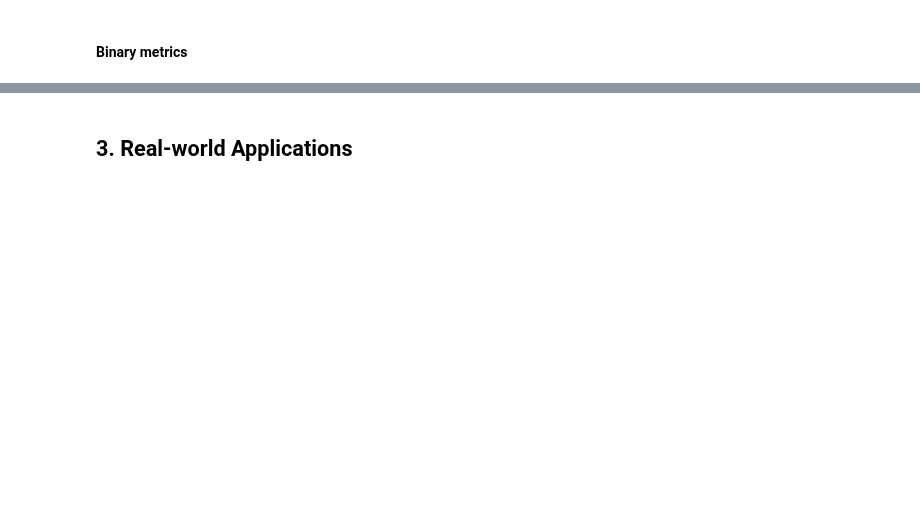
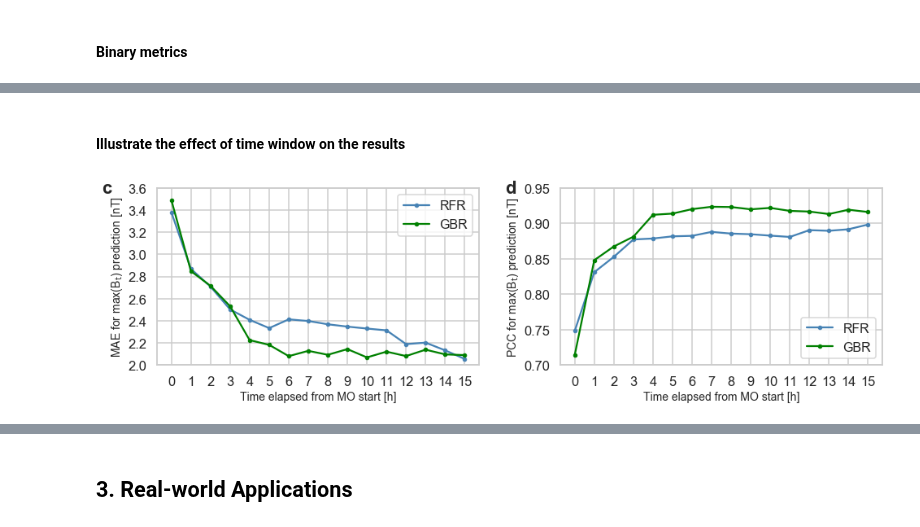
Before and after one commit to helioforecast/Papers, a Jupyter notebook: Reiss2021_MLrope/mfrpred_mreiss_btot.ipynb, the cells around one changed output, grey strips where cells are left out. Drawn from its saved outputs; the diff is of its cells as text; code cells hidden in the pictures; blank space fills up the shorter version.

Commit message:
Updates. Added time window analysis.

```diff
--- a/Reiss2021_MLrope/mfrpred_mreiss_btot.ipynb
+++ b/Reiss2021_MLrope/mfrpred_mreiss_btot.ipynb
@@ -1058,0 +1069,52 @@ plt.show()"""
+# %% [markdown]
+#### Illustrate the effect of time window on the results
+# %%
+d_metrics_mae = {'lr': [], 'rfr': [], 'gbr': []}
+d_metrics_pcc = {'lr': [], 'rfr': [], 'gbr': []}
+
+th_list = np.arange(0, 16)
+for idx in th_list:
+    [res_lr,res_rfr,res_gbr] = np.load('mfr_results/btot_{}h_error_measures.npy'.format(idx))
+    # me=[0], mae=[1], mse=[2], rmse=[3], ss=[4], pcc=[5]
+    d_metrics_mae['lr'].append(res_lr[1])
+    d_metrics_mae['rfr'].append(res_rfr[1])
+    d_metrics_mae['gbr'].append(res_gbr[1])
+
+    d_metrics_pcc['lr'].append(res_lr[5])
+    d_metrics_pcc['rfr'].append(res_rfr[5])
+    d_metrics_pcc['gbr'].append(res_gbr[5])
+
+fig, [ax1,ax2] = plt.subplots(1, 2,figsize=(16,4))
+
+#ax1.plot(th_list, d_metrics_mae['lr'], color='red', label='LR', marker='.')
+ax1.plot(th_list, d_metrics_mae['rfr'], color='steelblue', label='RFR', marker='.')
+ax1.plot(th_list, d_metrics_mae['gbr'], color='green', label='GBR', marker='.')
+ax1.set_xlabel('Time elapsed from MO start [h]', fontsize=14)
+ax1.set_ylabel('MAE for max(B$_{\mathrm{t}}$) prediction [nT]', fontsize=14)
+ax1.xaxis.set_major_locator(MultipleLocator(1))
+ax1.yaxis.set_major_locator(MultipleLocator(0.2))
+ax1.legend(loc=1,fontsize=16)
+
+#ax2.plot(th_list, d_metrics_pcc['lr'], color='red', label='LR', marker='.')
+ax2.plot(th_list, d_metrics_pcc['rfr'], color='steelblue', label='RFR', marker='.')
+ax2.plot(th_list, d_metrics_pcc['gbr'], color='green', label='GBR', marker='.')
+ax2.set_xlabel('Time elapsed from MO start [h]', fontsize=14)
+ax2.set_ylabel('PCC for max(B$_{\mathrm{t}}$) prediction [nT]', fontsize=14)
+ax2.set_ylim([0.7,0.95])
+ax1.set_ylim([2.0,3.6])
+ax2.legend(loc=4,fontsize=16)
+plt.subplots_adjust(wspace=0.3)
+
+# Change major ticks
+ax2.xaxis.set_major_locator(MultipleLocator(1))
+ax2.yaxis.set_major_locator(MultipleLocator(0.05))
+
+plt.subplots_adjust(wspace=0.25)
+for ax, ann in zip([ax1, ax2], ['c', 'd']):
+    ax.text(-.17, .97, ann, transform=ax.transAxes, fontsize=22, weight='bold')
+
+argv3='time_window_maxbt_{}h.pdf'.format(feature_hours)
+plt.savefig('plots/' + argv3, bbox_inches='tight')
+plt.show()
+# %% [output]
+[figure, added]
```
Also changed, not shown: parts of 19 cells of this notebook, 3 other files.
